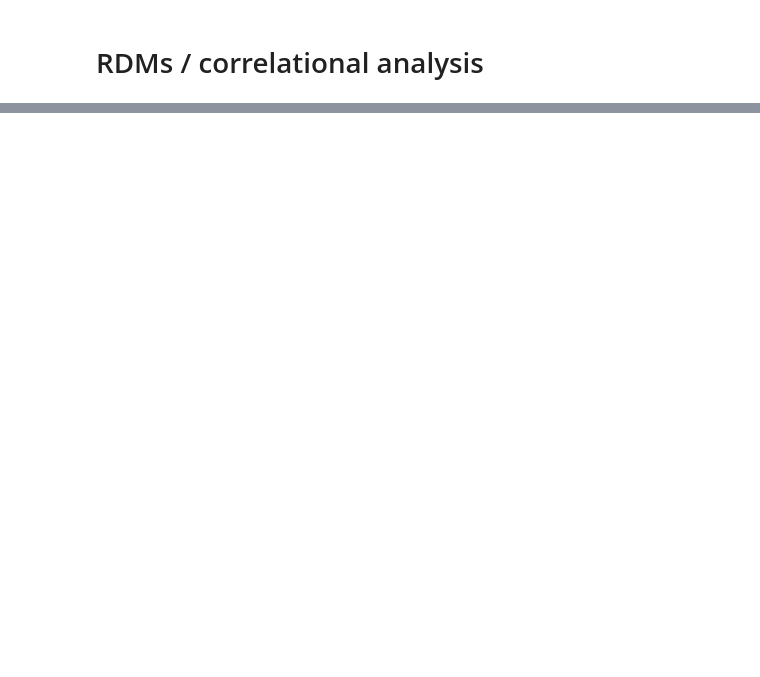
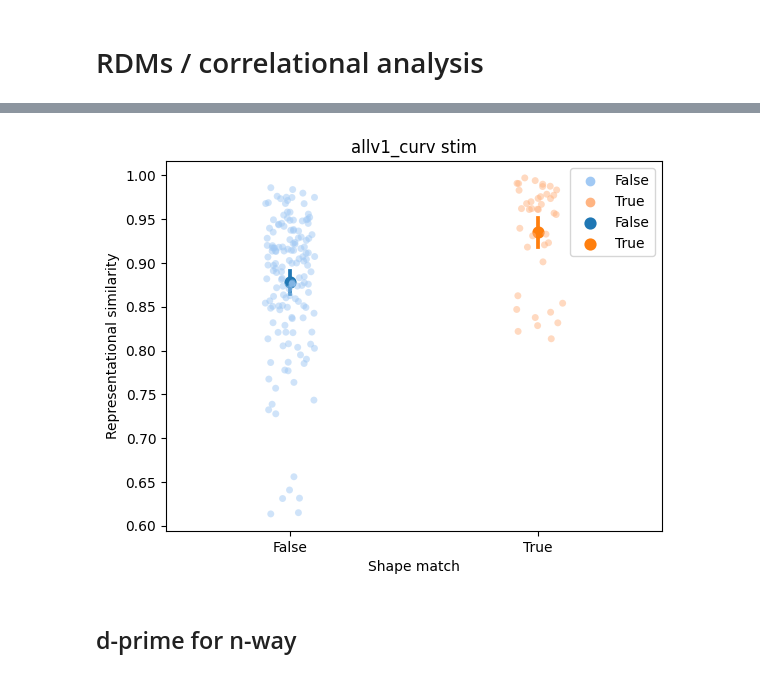
Before and after one commit to vayzenb/goodale-milner-test, a Jupyter notebook: dnn_playground.ipynb, the cells around one changed output, grey strips where cells are left out. Cells and saved outputs as stored; diff of their text form; code cells hidden in the pictures; blank space fills up the shorter version.

```diff
--- a/dnn_playground.ipynb
+++ b/dnn_playground.ipynb
@@ -290,0 +270,26 @@ for experiment in ['allv1_rect', 'allv1_curv']:
+# %%
+corr_df = dict(same=[], similarity=[])
+for r in corr_same:
+    corr_df['same'].append(True)
+    corr_df['similarity'].append(r)
+for r in corr_diff:
+    corr_df['same'].append(False)
+    corr_df['similarity'].append(r)
+# %%
+trili = np.tril_indices(corr.shape[0], k=-1)
+corr_same = corr[trili][label_mat[trili]]
+corr_diff = corr[trili][np.logical_not(label_mat[trili])]
+sns.stripplot(data=corr_df, x='same', y='similarity', hue='same', palette='pastel', alpha=0.5)
+sns.pointplot(data=corr_df, x='same', y='similarity', hue='same')
+# plt.errorbar(x=['same', 'different'], y=[corr_same.mean(), corr_diff.mean()], yerr=[corr_same.std(), corr_diff.std()])
+plt.xlim(-0.5,1.5)
+plt.ylabel('Representational similarity')
+plt.xlabel('Shape match')
+plt.title(f'{experiment} stim')
+os.makedirs('figures', exist_ok=True)
+plt.savefig(f'figures/{experiment}_{model_arch}_{layer}_corrcoef.png', dpi=200)
+plt.show()
+# %% [output]
+[figure, added]
+# %% [markdown]
+## d-prime for n-way
```
Also changed, not shown: parts of 15 cells of this notebook, 24 other files.
